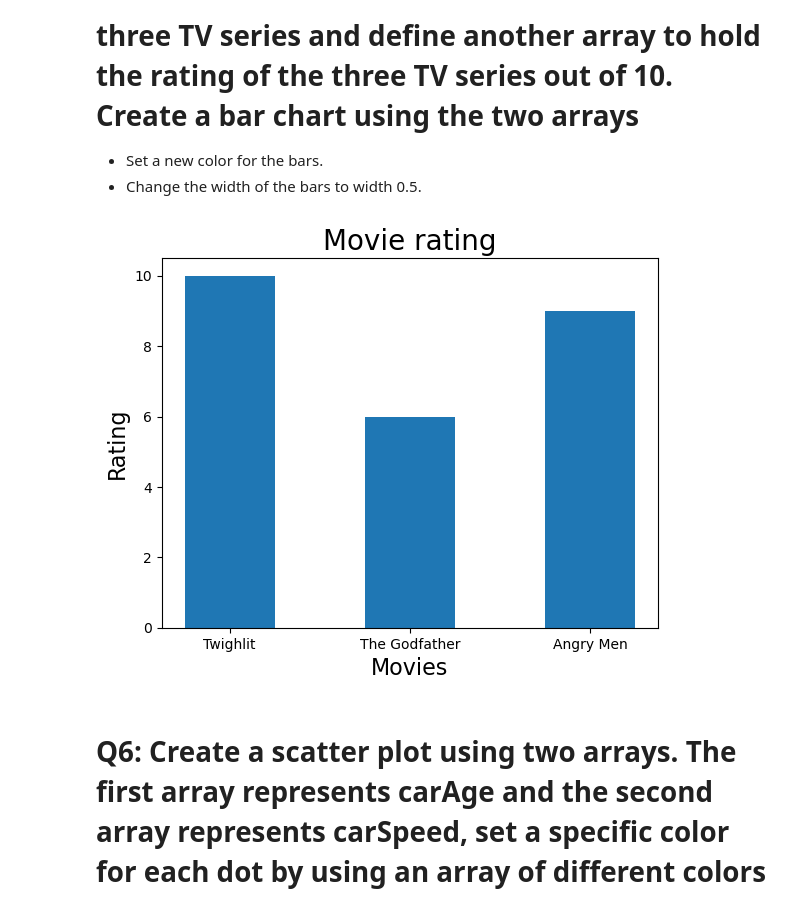
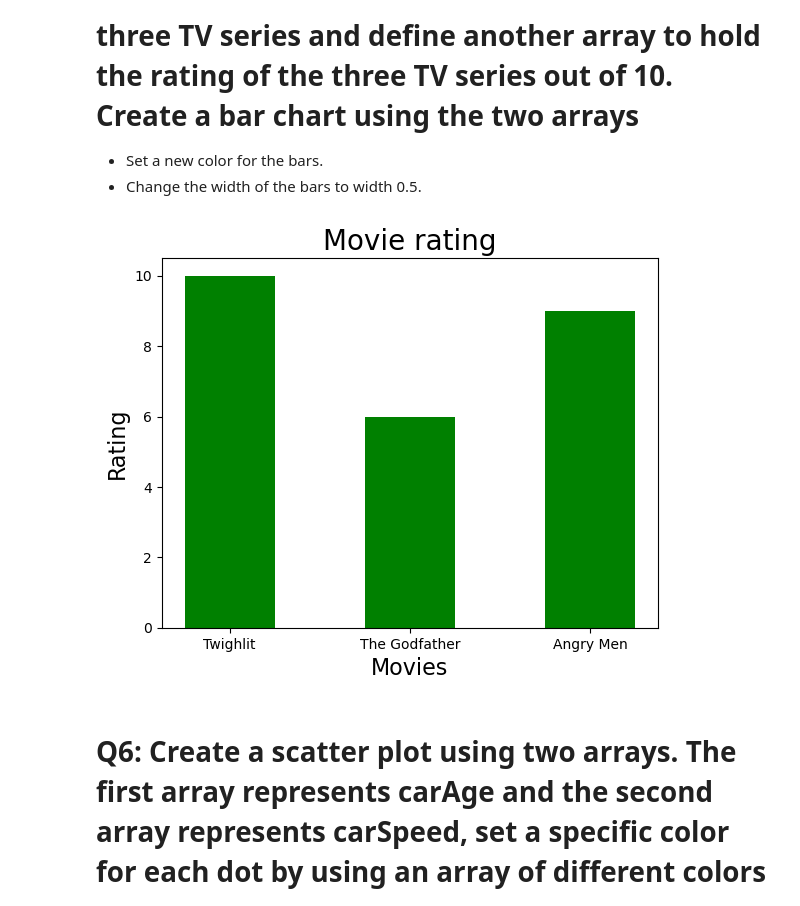
Before and after one commit to isazHfc/Matplotlib-Lab2, a Jupyter notebook: Matplotlib_Assignment2.ipynb, the cells around one changed output. Drawn from its saved outputs; the diff is of its cells as text; code cells hidden in the pictures.

```diff
--- a/Matplotlib_Assignment2.ipynb
+++ b/Matplotlib_Assignment2.ipynb
@@ -89,15 +89,15 @@ Text(0.5, 1.0, 'Third Chart')
 # %%
 TV_series = np.array(["Twighlit","The Godfather","Angry Men"])
 rating = np.array([10, 6, 9])
 bar_width = 0.5
-plt.bar(TV_series, rating, width = bar_width)
+plt.bar(TV_series, rating, width = bar_width, color='green')
 plt.xlabel('Movies',fontsize = 16)
 plt.ylabel('Rating',fontsize = 16)
 plt.title('Movie rating',fontsize = 20)
 
 plt.show()
 # %% [output]
-[figure, old version]
+[figure, new version]
 # %% [markdown]
 # Q6: Create a scatter plot  using two arrays. The first array represents carAge and the second array represents carSpeed, set a specific color for each dot by using an array of different colors and add labels for the plot
 | carAge | carSpeed |
```
Also changed, not shown: parts of 1 cell of this notebook.
